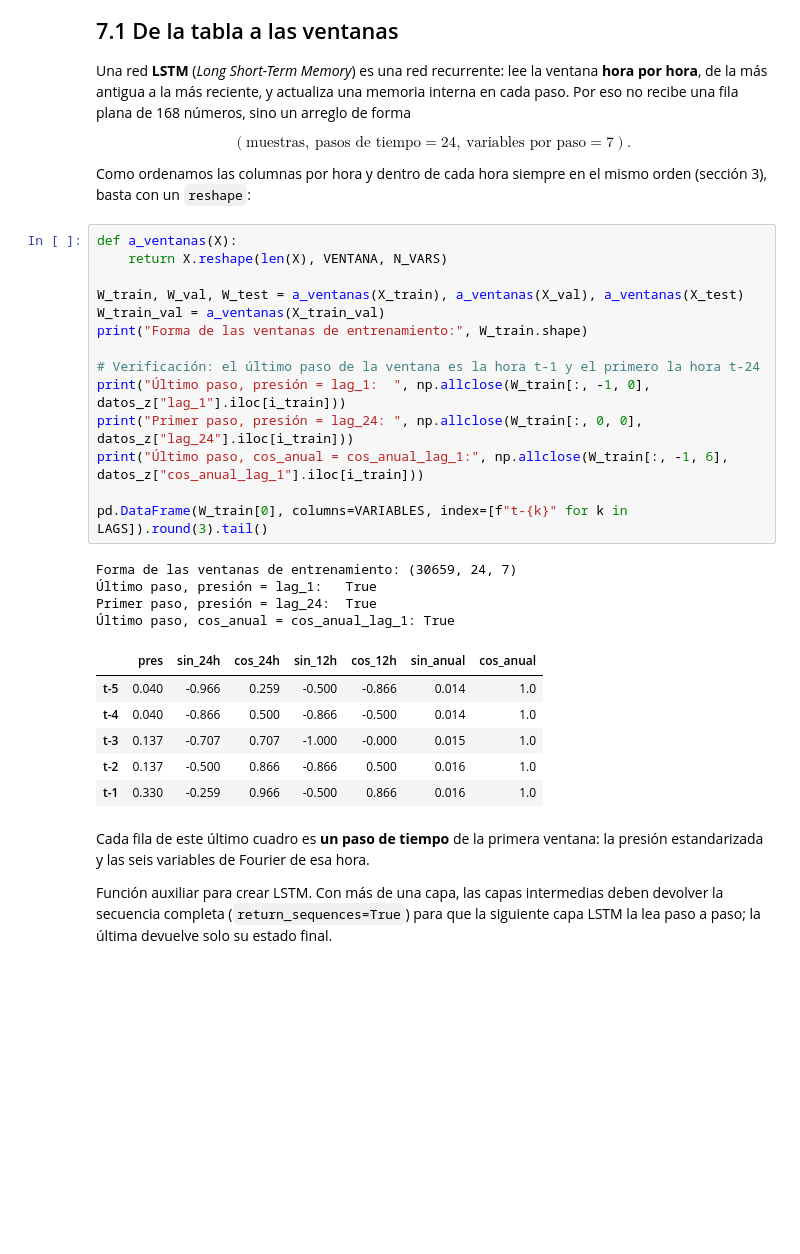
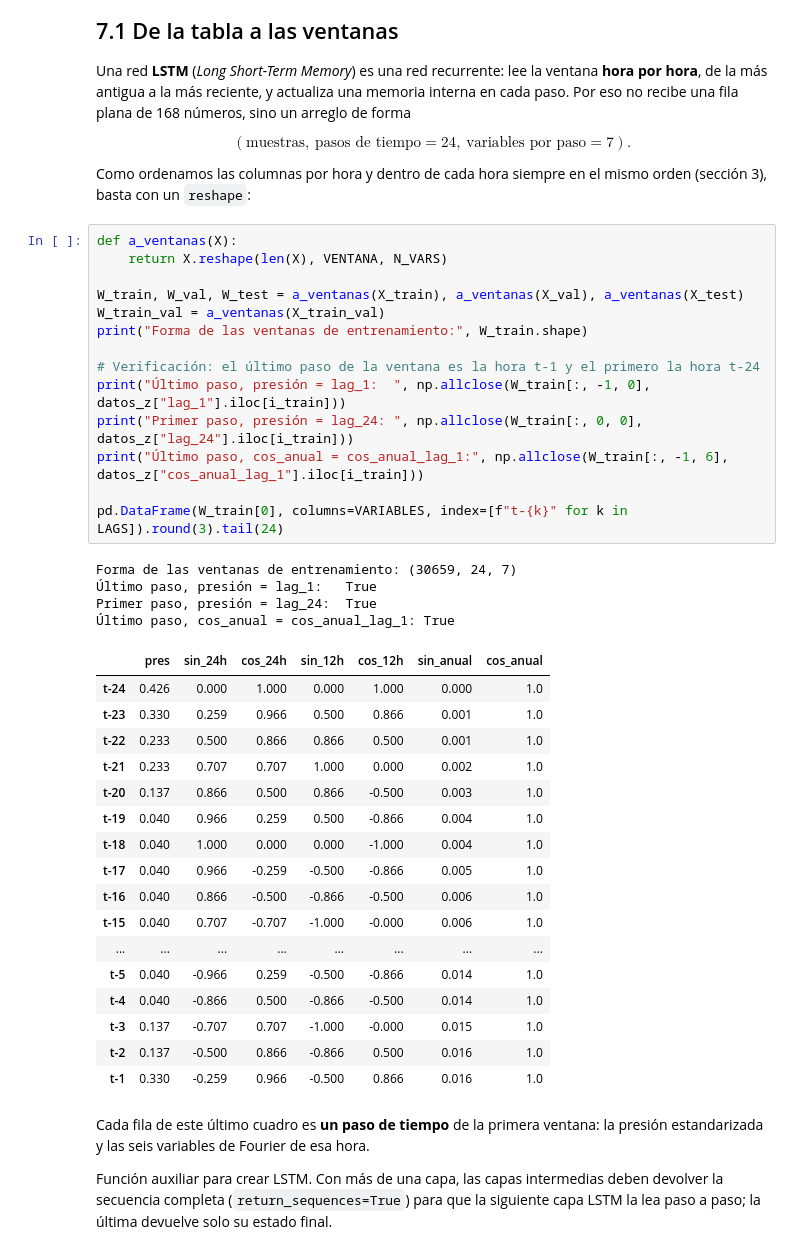
Before and after one commit to sacalderonv/Series-Univariadas, a Jupyter notebook: Python Jupyter/Redes Neuronales para Analizar una Serie de Tiempo/RedesNeuronales_Clase.ipynb, the cells around one changed output. Saved outputs shown, nothing was run; the diff lists cells and outputs as text; blank space fills up the shorter version.

```diff
--- a/Python Jupyter/Redes Neuronales para Analizar una Serie de Tiempo/RedesNeuronales_Clase.ipynb
+++ b/Python Jupyter/Redes Neuronales para Analizar una Serie de Tiempo/RedesNeuronales_Clase.ipynb
@@ -1035,23 +927,34 @@ Como ordenamos las columnas por hora y dentro de cada hora siempre en el mismo o
 # %%
 def a_ventanas(X):
     return X.reshape(len(X), VENTANA, N_VARS)
 
 W_train, W_val, W_test = a_ventanas(X_train), a_ventanas(X_val), a_ventanas(X_test)
 W_train_val = a_ventanas(X_train_val)
 print("Forma de las ventanas de entrenamiento:", W_train.shape)
 
 # Verificación: el último paso de la ventana es la hora t-1 y el primero la hora t-24
 print("Último paso, presión = lag_1:  ", np.allclose(W_train[:, -1, 0], datos_z["lag_1"].iloc[i_train]))
 print("Primer paso, presión = lag_24: ", np.allclose(W_train[:, 0, 0], datos_z["lag_24"].iloc[i_train]))
 print("Último paso, cos_anual = cos_anual_lag_1:", np.allclose(W_train[:, -1, 6], datos_z["cos_anual_lag_1"].iloc[i_train]))
 
-pd.DataFrame(W_train[0], columns=VARIABLES, index=[f"t-{k}" for k in LAGS]).round(3).tail()
+pd.DataFrame(W_train[0], columns=VARIABLES, index=[f"t-{k}" for k in LAGS]).round(3).tail(24)
 # %% [output]
 Forma de las ventanas de entrenamiento: (30659, 24, 7)
 Último paso, presión = lag_1:   True
 Primer paso, presión = lag_24:  True
 Último paso, cos_anual = cos_anual_lag_1: True
 |  | pres | sin_24h | cos_24h | sin_12h | cos_12h | sin_anual | cos_anual |
+| t-24 | 0.426 | 0.000 | 1.000 | 0.000 | 1.000 | 0.000 | 1.0 |
+| t-23 | 0.330 | 0.259 | 0.966 | 0.500 | 0.866 | 0.001 | 1.0 |
+| t-22 | 0.233 | 0.500 | 0.866 | 0.866 | 0.500 | 0.001 | 1.0 |
+| t-21 | 0.233 | 0.707 | 0.707 | 1.000 | 0.000 | 0.002 | 1.0 |
+| t-20 | 0.137 | 0.866 | 0.500 | 0.866 | -0.500 | 0.003 | 1.0 |
+| t-19 | 0.040 | 0.966 | 0.259 | 0.500 | -0.866 | 0.004 | 1.0 |
+| t-18 | 0.040 | 1.000 | 0.000 | 0.000 | -1.000 | 0.004 | 1.0 |
+| t-17 | 0.040 | 0.966 | -0.259 | -0.500 | -0.866 | 0.005 | 1.0 |
+| t-16 | 0.040 | 0.866 | -0.500 | -0.866 | -0.500 | 0.006 | 1.0 |
+| t-15 | 0.040 | 0.707 | -0.707 | -1.000 | -0.000 | 0.006 | 1.0 |
+| ... | ... | ... | ... | ... | ... | ... | ... |
 | t-5 | 0.040 | -0.966 | 0.259 | -0.500 | -0.866 | 0.014 | 1.0 |
 | t-4 | 0.040 | -0.866 | 0.500 | -0.866 | -0.500 | 0.014 | 1.0 |
 | t-3 | 0.137 | -0.707 | 0.707 | -1.000 | -0.000 | 0.015 | 1.0 |
```
Also changed, not shown: parts of 36 cells of this notebook, 54 other files.
